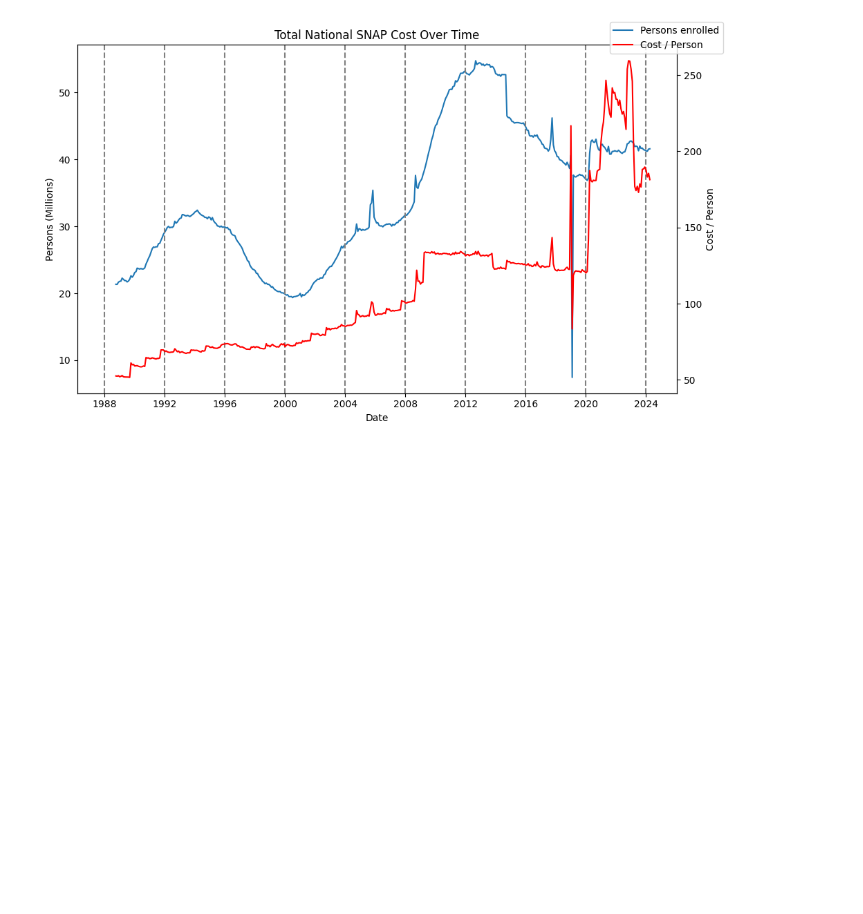
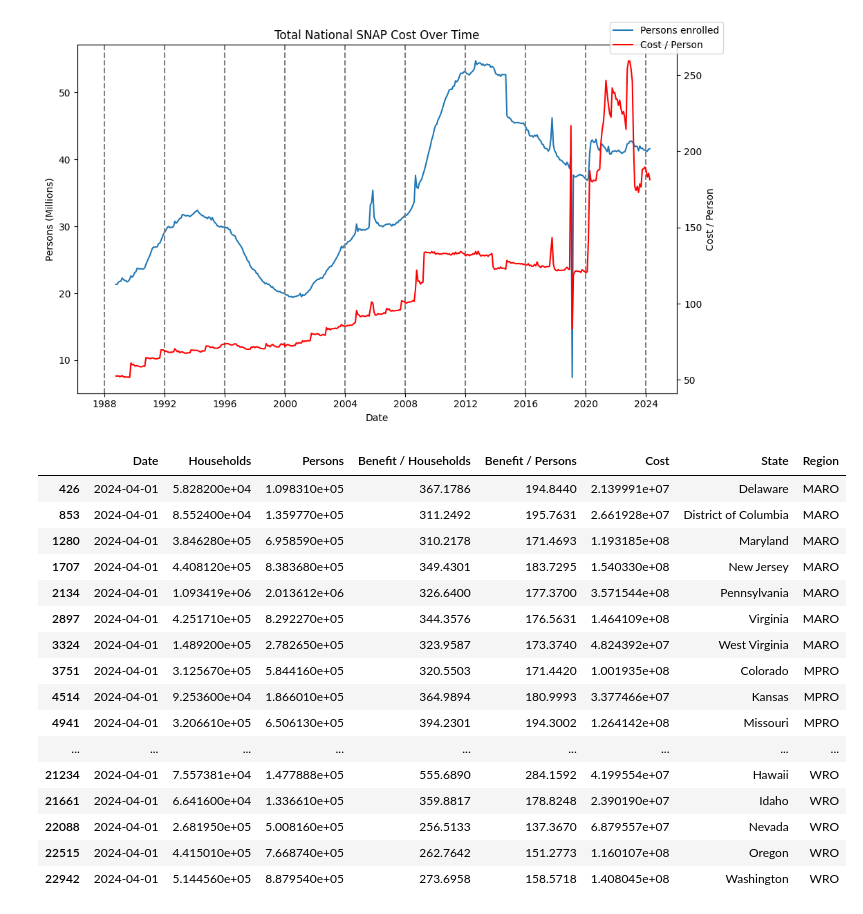
Before and after one commit to TonyZhang2004/Citadel-Summer-Datathon, a Jupyter notebook: EDA/EDA_snap.ipynb, the cells around one changed output. Cells and saved outputs as stored; diff of their text form; code cells hidden in the pictures; blank space fills up the shorter version.

```diff
--- a/EDA/EDA_snap.ipynb
+++ b/EDA/EDA_snap.ipynb
@@ -156,3 +156,24 @@ plt.tight_layout()
 plt.show()
 # %% [output]
 [figure]
+# %%
+most_recent = old_snap[old_snap.Date == old_snap.Date.max()]
+most_recent
+# %% [output]
+|  | Date | Households | Persons | Benefit / Households | Benefit / Persons | Cost | State | Region |
+| 426 | 2024-04-01 | 5.828200e+04 | 1.098310e+05 | 367.1786 | 194.8440 | 2.139991e+07 | Delaware | MARO |
+| 853 | 2024-04-01 | 8.552400e+04 | 1.359770e+05 | 311.2492 | 195.7631 | 2.661928e+07 | District of Columbia | MARO |
+| 1280 | 2024-04-01 | 3.846280e+05 | 6.958590e+05 | 310.2178 | 171.4693 | 1.193185e+08 | Maryland | MARO |
+| 1707 | 2024-04-01 | 4.408120e+05 | 8.383680e+05 | 349.4301 | 183.7295 | 1.540330e+08 | New Jersey | MARO |
+| 2134 | 2024-04-01 | 1.093419e+06 | 2.013612e+06 | 326.6400 | 177.3700 | 3.571544e+08 | Pennsylvania | MARO |
+| 2897 | 2024-04-01 | 4.251710e+05 | 8.292270e+05 | 344.3576 | 176.5631 | 1.464109e+08 | Virginia | MARO |
+| 3324 | 2024-04-01 | 1.489200e+05 | 2.782650e+05 | 323.9587 | 173.3740 | 4.824392e+07 | West Virginia | MARO |
+| 3751 | 2024-04-01 | 3.125670e+05 | 5.844160e+05 | 320.5503 | 171.4420 | 1.001935e+08 | Colorado | MPRO |
+| 4514 | 2024-04-01 | 9.253600e+04 | 1.866010e+05 | 364.9894 | 180.9993 | 3.377466e+07 | Kansas | MPRO |
+| 4941 | 2024-04-01 | 3.206610e+05 | 6.506130e+05 | 394.2301 | 194.3002 | 1.264142e+08 | Missouri | MPRO |
+| ... | ... | ... | ... | ... | ... | ... | ... | ... |
+| 21234 | 2024-04-01 | 7.557381e+04 | 1.477888e+05 | 555.6890 | 284.1592 | 4.199554e+07 | Hawaii | WRO |
+| 21661 | 2024-04-01 | 6.641600e+04 | 1.336610e+05 | 359.8817 | 178.8248 | 2.390190e+07 | Idaho | WRO |
+| 22088 | 2024-04-01 | 2.681950e+05 | 5.008160e+05 | 256.5133 | 137.3670 | 6.879557e+07 | Nevada | WRO |
+| 22515 | 2024-04-01 | 4.415010e+05 | 7.668740e+05 | 262.7642 | 151.2773 | 1.160107e+08 | Oregon | WRO |
+| 22942 | 2024-04-01 | 5.144560e+05 | 8.879540e+05 | 273.6958 | 158.5718 | 1.408045e+08 | Washington | WRO |
```
Also changed, not shown: parts of 13 cells of this notebook, 1 other file.
